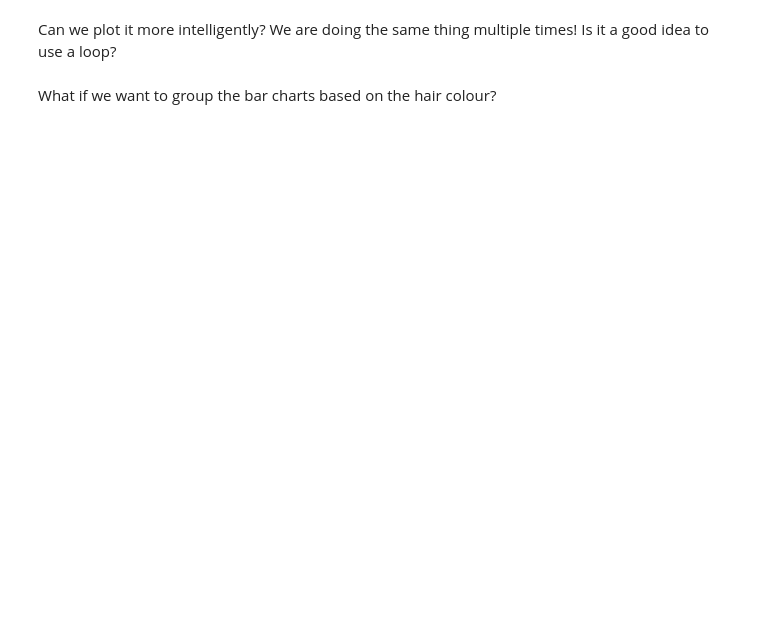
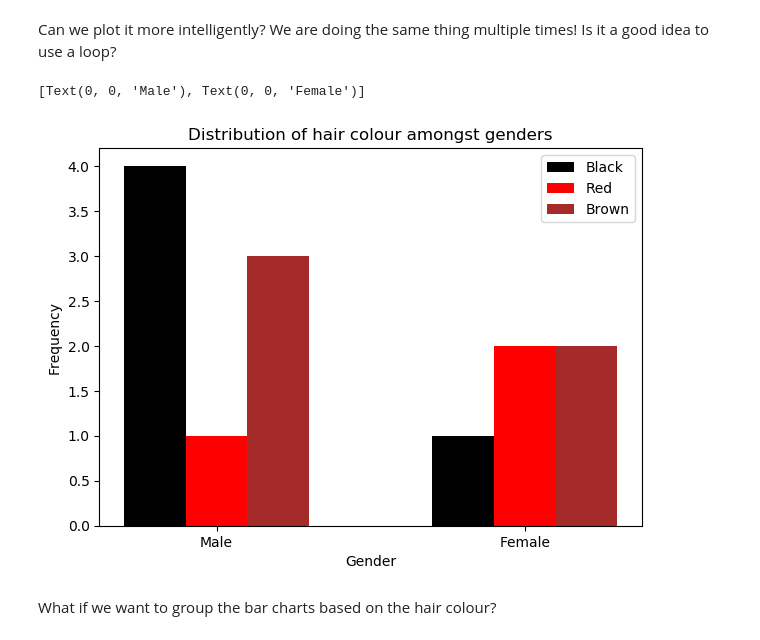
Before and after one commit to gaoshangdeakin/SIT384-Jupyter, a Jupyter notebook: SIT384P04A-Matplotlib Plot.ipynb, the cells around one changed output. Cells and saved outputs as stored; diff of their text form; code cells hidden in the pictures; blank space fills up the shorter version.

```diff
--- a/SIT384P04A-Matplotlib Plot.ipynb
+++ b/SIT384P04A-Matplotlib Plot.ipynb
@@ -384,33 +486,36 @@ Can we plot it more intelligently? We are doing the same thing multiple times! I
 # %%
 """
         black  red  brown
 Male      4     1     3
 Female    1     2     2
 
 """
 
 data = np.array([[4, 1, 3],
-                 [1, 2, 3]])
+                 [1, 2, 2]])
 
 n_groups, n_colours = data.shape
 
 x_pos = np.arange(n_groups)
 width = 0.2
 fig, ax = plt.subplots(figsize=(7, 5), dpi=100)
 
 colours = ['black', 'red', 'brown']
 labels = ['Black', 'Red', 'Brown']
 for i in range(n_colours):
     ax.bar(x_pos + i*width, data[:, i], width=width, color=colours[i], label=labels[i], align='center')
 
 ax.legend()
 
 ax.set_xlabel("Gender")
 ax.set_ylabel("Frequency")
 ax.set_title("Distribution of hair colour amongst genders")
 
 ax.set_xticks(x_pos+width)
 ax.set_xticklabels(['Male', 'Female'])
+# %% [output]
+[Text(0, 0, 'Male'), Text(0, 0, 'Female')]
+[figure, added]
 # %% [markdown]
 What if we want to group the bar charts based on the hair colour?
 # %%
```
Also changed, not shown: parts of 47 cells of this notebook.
